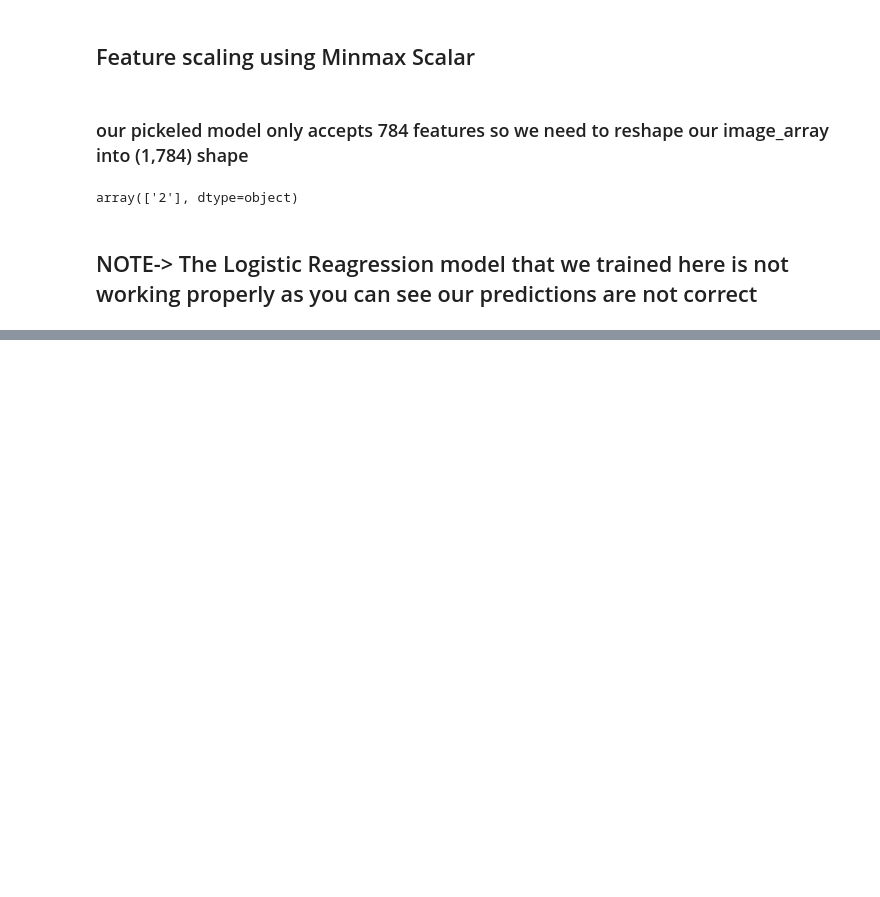
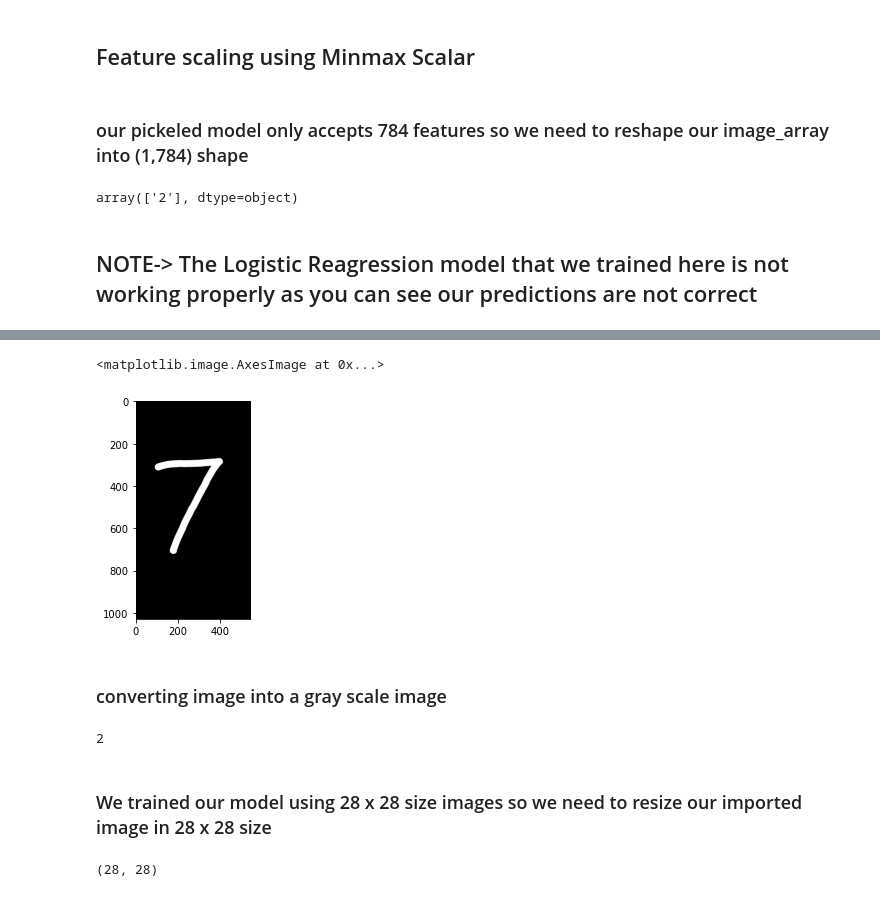
Before and after one commit to aryan68125/Prutor-AI-ML, a Jupyter notebook: Logistic Regression classwork.ipynb, the cells around one changed output, grey strips where cells are left out. Saved outputs shown, nothing was run; the diff lists cells and outputs as text; code cells hidden in the pictures; blank space fills up the shorter version.

```diff
--- a/Logistic Regression classwork.ipynb
+++ b/Logistic Regression classwork.ipynb
@@ -403,0 +570,9 @@ array(['2'], dtype=object)
+# %%
+image1 = np.invert(image) #inverting color using numpy
+# %%
+plt.imshow(image1)
+# %% [output]
+<matplotlib.image.AxesImage at 0x...>
+[figure, added]
+# %% [markdown]
+### converting image into a gray scale image
@@ -403,0 +581,6 @@ array(['2'], dtype=object)
+# %%
+gray.ndim #it will convert 3D array of image into 2D array of image
+# %% [output]
+2
+# %% [markdown]
+### We trained our model using 28 x 28 size images so we need to resize our imported image in 28 x 28 size
@@ -403,0 +589,4 @@ array(['2'], dtype=object)
+# %%
+resized_img.shape
+# %% [output]
+(28, 28)
```
Also changed, not shown: parts of 73 cells of this notebook, 1 other file.
